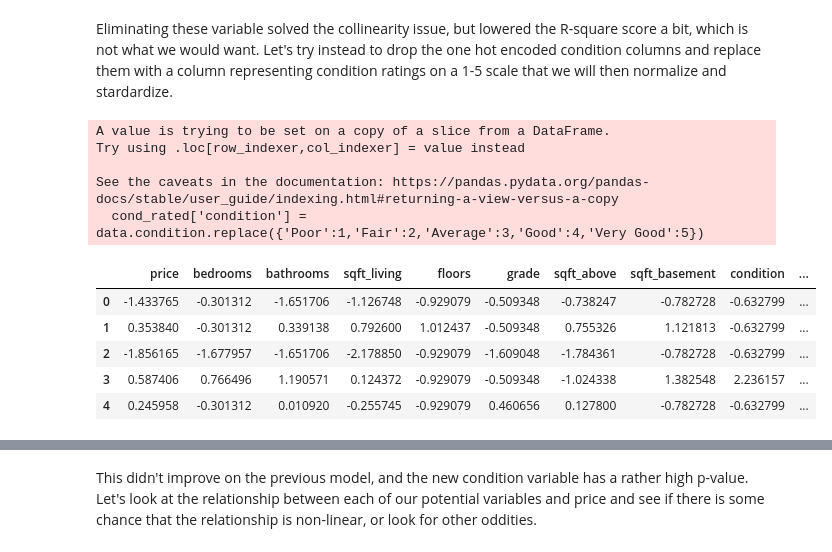
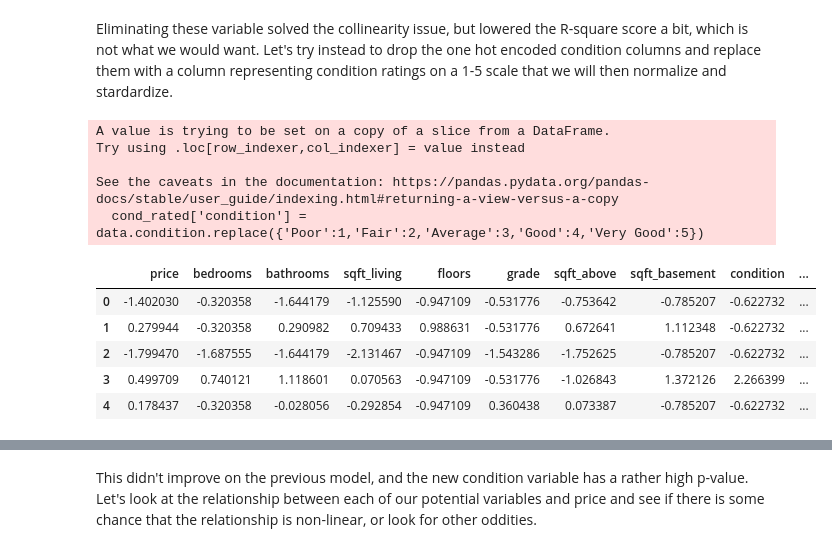
Before and after one commit to nonlocal-lia/King-County-Housing-Analysis, a Jupyter notebook: eda_notebook.ipynb, the cells around one changed output, grey strips where cells are left out. Saved outputs shown, nothing was run; the diff lists cells and outputs as text; code cells hidden in the pictures.

```diff
--- a/eda_notebook.ipynb
+++ b/eda_notebook.ipynb
@@ -531,24 +501,24 @@ Notes:
 Eliminating these variable solved the collinearity issue, but lowered the R-square score a bit, which is not what we would want. Let's try instead to drop the one hot encoded condition columns and replace them with a column representing condition ratings on a 1-5 scale that we will then normalize and stardardize.
 # %%
 bool_columns = ['yr_ren_miss','new_ren','old_ren','sqft_base_miss']
-cond_rated = rm_out[nonbool_columns]
+cond_rated = clean[nonbool_columns]
 cond_rated['condition'] = data.condition.replace({'Poor':1,'Fair':2,'Average':3,'Good':4,'Very Good':5})
 nonbool_columns.append('condition')
 cond_rated, scaler_cond = dp.log_normalize(cond_rated, cond_rated.columns, plus_1 = True)
-cond_rated[bool_columns] = rm_out[bool_columns]
+cond_rated[bool_columns] = clean[bool_columns]
 cond_rated.head()
 # %% [output]
 A value is trying to be set on a copy of a slice from a DataFrame.
 Try using .loc[row_indexer,col_indexer] = value instead
 
 See the caveats in the documentation: https://pandas.pydata.org/pandas-docs/stable/user_guide/indexing.html#returning-a-view-versus-a-copy
   cond_rated['condition'] = data.condition.replace({'Poor':1,'Fair':2,'Average':3,'Good':4,'Very Good':5})
 |  | price | bedrooms | bathrooms | sqft_living | floors | grade | sqft_above | sqft_basement | condition | ... |
-| 0 | -1.433765 | -0.301312 | -1.651706 | -1.126748 | -0.929079 | -0.509348 | -0.738247 | -0.782728 | -0.632799 | ... |
-| 1 | 0.353840 | -0.301312 | 0.339138 | 0.792600 | 1.012437 | -0.509348 | 0.755326 | 1.121813 | -0.632799 | ... |
-| 2 | -1.856165 | -1.677957 | -1.651706 | -2.178850 | -0.929079 | -1.609048 | -1.784361 | -0.782728 | -0.632799 | ... |
-| 3 | 0.587406 | 0.766496 | 1.190571 | 0.124372 | -0.929079 | -0.509348 | -1.024338 | 1.382548 | 2.236157 | ... |
-| 4 | 0.245958 | -0.301312 | 0.010920 | -0.255745 | -0.929079 | 0.460656 | 0.127800 | -0.782728 | -0.632799 | ... |
+| 0 | -1.402030 | -0.320358 | -1.644179 | -1.125590 | -0.947109 | -0.531776 | -0.753642 | -0.785207 | -0.622732 | ... |
+| 1 | 0.279944 | -0.320358 | 0.290982 | 0.709433 | 0.988631 | -0.531776 | 0.672641 | 1.112348 | -0.622732 | ... |
+| 2 | -1.799470 | -1.687555 | -1.644179 | -2.131467 | -0.947109 | -1.543286 | -1.752625 | -0.785207 | -0.622732 | ... |
+| 3 | 0.499709 | 0.740121 | 1.118601 | 0.070563 | -0.947109 | -0.531776 | -1.026843 | 1.372126 | 2.266399 | ... |
+| 4 | 0.178437 | -0.320358 | -0.028056 | -0.292854 | -0.947109 | 0.360438 | 0.073387 | -0.785207 | -0.622732 | ... |
 # %%
 cond_rated_model = LinearRegression()
 X_train = cond_rated.drop(columns='price')
```
Also changed, not shown: parts of 43 cells of this notebook, 1 other file.
